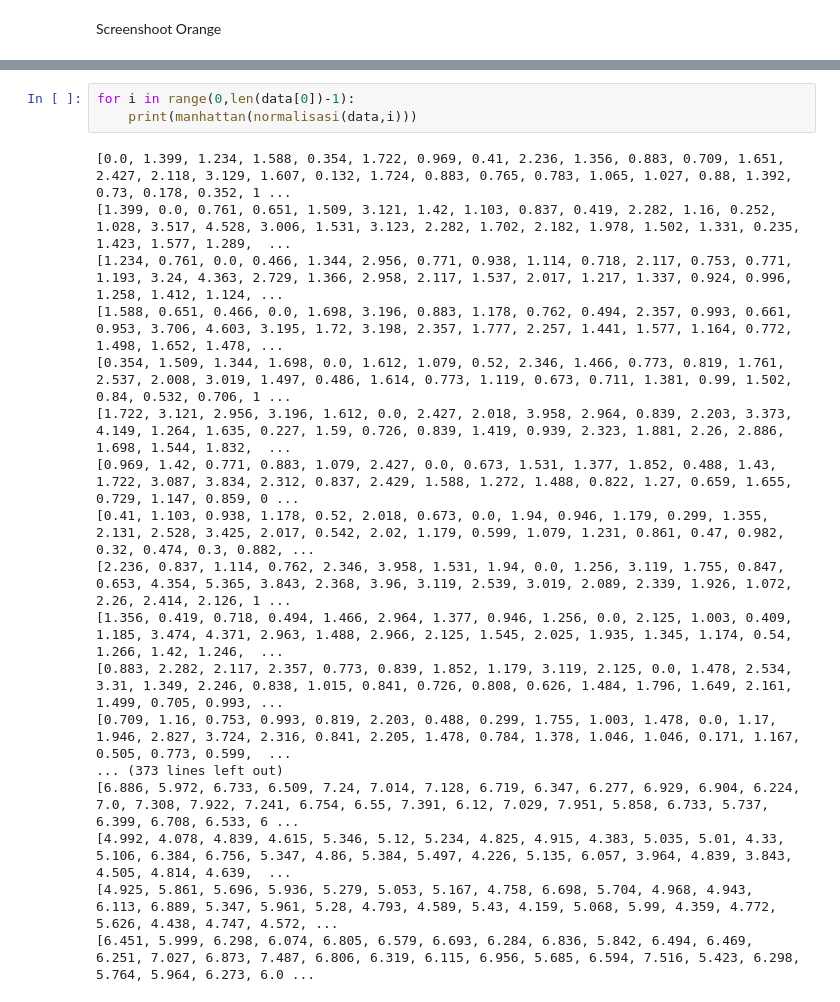
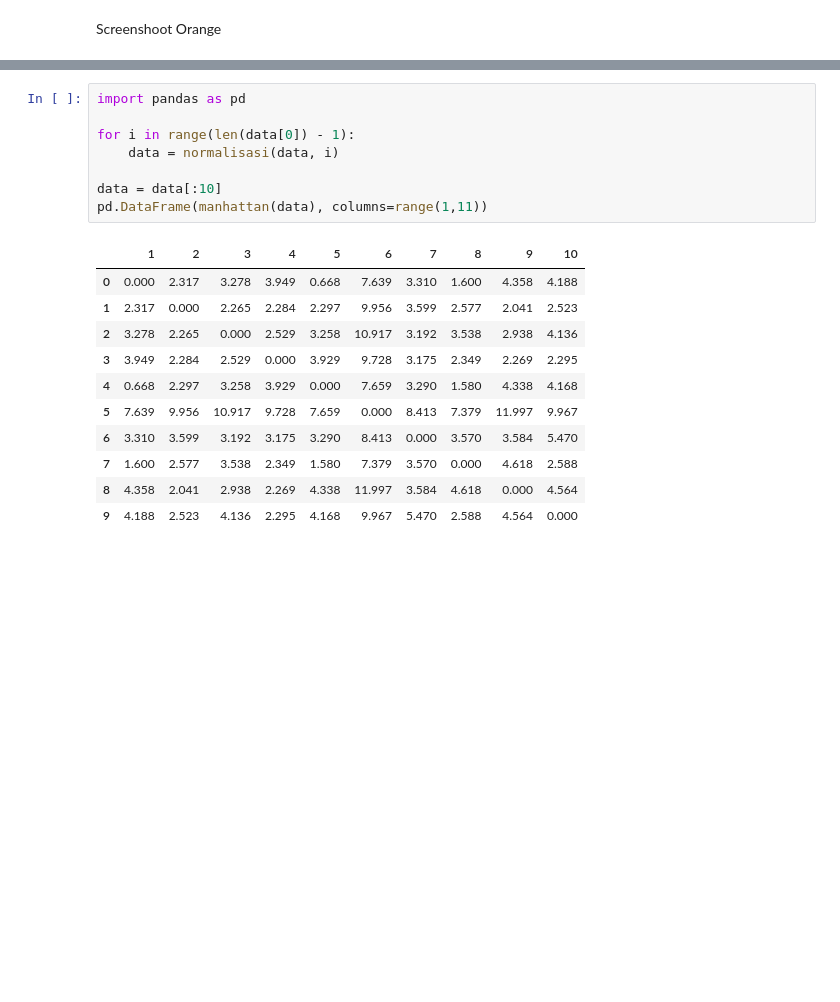
Before and after one commit to rafif251106/Pendata, a Jupyter notebook: Data-Understanding.ipynb, the cells around one changed output, grey strips where cells are left out. Saved outputs shown, nothing was run; the diff lists cells and outputs as text; blank space fills up the shorter version.

```diff
--- a/Data-Understanding.ipynb
+++ b/Data-Understanding.ipynb
@@ -319,24 +309,23 @@ Jarak Manhattan dihitung sebagai jumlah dari perbedaan mutlak antara dua vektor.
 # %% [markdown]
 ![manhattan](image/manhattan.png)
 # %%
-for i in range(0,len(data[0])-1):
-    print(manhattan(normalisasi(data,i)))
+import pandas as pd
+
+for i in range(len(data[0]) - 1):
+    data = normalisasi(data, i)
+
+data = data[:10]
+pd.DataFrame(manhattan(data), columns=range(1,11))
 # %% [output]
-[0.0, 1.399, 1.234, 1.588, 0.354, 1.722, 0.969, 0.41, 2.236, 1.356, 0.883, 0.709, 1.651, 2.427, 2.118, 3.129, 1.607, 0.132, 1.724, 0.883, 0.765, 0.783, 1.065, 1.027, 0.88, 1.392, 0.73, 0.178, 0.352, 1 ...
-[1.399, 0.0, 0.761, 0.651, 1.509, 3.121, 1.42, 1.103, 0.837, 0.419, 2.282, 1.16, 0.252, 1.028, 3.517, 4.528, 3.006, 1.531, 3.123, 2.282, 1.702, 2.182, 1.978, 1.502, 1.331, 0.235, 1.423, 1.577, 1.289,  ...
-[1.234, 0.761, 0.0, 0.466, 1.344, 2.956, 0.771, 0.938, 1.114, 0.718, 2.117, 0.753, 0.771, 1.193, 3.24, 4.363, 2.729, 1.366, 2.958, 2.117, 1.537, 2.017, 1.217, 1.337, 0.924, 0.996, 1.258, 1.412, 1.124, ...
-[1.588, 0.651, 0.466, 0.0, 1.698, 3.196, 0.883, 1.178, 0.762, 0.494, 2.357, 0.993, 0.661, 0.953, 3.706, 4.603, 3.195, 1.72, 3.198, 2.357, 1.777, 2.257, 1.441, 1.577, 1.164, 0.772, 1.498, 1.652, 1.478, ...
-[0.354, 1.509, 1.344, 1.698, 0.0, 1.612, 1.079, 0.52, 2.346, 1.466, 0.773, 0.819, 1.761, 2.537, 2.008, 3.019, 1.497, 0.486, 1.614, 0.773, 1.119, 0.673, 0.711, 1.381, 0.99, 1.502, 0.84, 0.532, 0.706, 1 ...
-[1.722, 3.121, 2.956, 3.196, 1.612, 0.0, 2.427, 2.018, 3.958, 2.964, 0.839, 2.203, 3.373, 4.149, 1.264, 1.635, 0.227, 1.59, 0.726, 0.839, 1.419, 0.939, 2.323, 1.881, 2.26, 2.886, 1.698, 1.544, 1.832,  ...
-[0.969, 1.42, 0.771, 0.883, 1.079, 2.427, 0.0, 0.673, 1.531, 1.377, 1.852, 0.488, 1.43, 1.722, 3.087, 3.834, 2.312, 0.837, 2.429, 1.588, 1.272, 1.488, 0.822, 1.27, 0.659, 1.655, 0.729, 1.147, 0.859, 0 ...
-[0.41, 1.103, 0.938, 1.178, 0.52, 2.018, 0.673, 0.0, 1.94, 0.946, 1.179, 0.299, 1.355, 2.131, 2.528, 3.425, 2.017, 0.542, 2.02, 1.179, 0.599, 1.079, 1.231, 0.861, 0.47, 0.982, 0.32, 0.474, 0.3, 0.882, ...
-[2.236, 0.837, 1.114, 0.762, 2.346, 3.958, 1.531, 1.94, 0.0, 1.256, 3.119, 1.755, 0.847, 0.653, 4.354, 5.365, 3.843, 2.368, 3.96, 3.119, 2.539, 3.019, 2.089, 2.339, 1.926, 1.072, 2.26, 2.414, 2.126, 1 ...
-[1.356, 0.419, 0.718, 0.494, 1.466, 2.964, 1.377, 0.946, 1.256, 0.0, 2.125, 1.003, 0.409, 1.185, 3.474, 4.371, 2.963, 1.488, 2.966, 2.125, 1.545, 2.025, 1.935, 1.345, 1.174, 0.54, 1.266, 1.42, 1.246,  ...
-[0.883, 2.282, 2.117, 2.357, 0.773, 0.839, 1.852, 1.179, 3.119, 2.125, 0.0, 1.478, 2.534, 3.31, 1.349, 2.246, 0.838, 1.015, 0.841, 0.726, 0.808, 0.626, 1.484, 1.796, 1.649, 2.161, 1.499, 0.705, 0.993, ...
-[0.709, 1.16, 0.753, 0.993, 0.819, 2.203, 0.488, 0.299, 1.755, 1.003, 1.478, 0.0, 1.17, 1.946, 2.827, 3.724, 2.316, 0.841, 2.205, 1.478, 0.784, 1.378, 1.046, 1.046, 0.171, 1.167, 0.505, 0.773, 0.599,  ...
-... (373 lines left out)
-[6.886, 5.972, 6.733, 6.509, 7.24, 7.014, 7.128, 6.719, 6.347, 6.277, 6.929, 6.904, 6.224, 7.0, 7.308, 7.922, 7.241, 6.754, 6.55, 7.391, 6.12, 7.029, 7.951, 5.858, 6.733, 5.737, 6.399, 6.708, 6.533, 6 ...
-[4.992, 4.078, 4.839, 4.615, 5.346, 5.12, 5.234, 4.825, 4.915, 4.383, 5.035, 5.01, 4.33, 5.106, 6.384, 6.756, 5.347, 4.86, 5.384, 5.497, 4.226, 5.135, 6.057, 3.964, 4.839, 3.843, 4.505, 4.814, 4.639,  ...
-[4.925, 5.861, 5.696, 5.936, 5.279, 5.053, 5.167, 4.758, 6.698, 5.704, 4.968, 4.943, 6.113, 6.889, 5.347, 5.961, 5.28, 4.793, 4.589, 5.43, 4.159, 5.068, 5.99, 4.359, 4.772, 5.626, 4.438, 4.747, 4.572, ...
-[6.451, 5.999, 6.298, 6.074, 6.805, 6.579, 6.693, 6.284, 6.836, 5.842, 6.494, 6.469, 6.251, 7.027, 6.873, 7.487, 6.806, 6.319, 6.115, 6.956, 5.685, 6.594, 7.516, 5.423, 6.298, 5.764, 5.964, 6.273, 6.0 ...
+|  | 1 | 2 | 3 | 4 | 5 | 6 | 7 | 8 | 9 | 10 |
+| 0 | 0.000 | 2.317 | 3.278 | 3.949 | 0.668 | 7.639 | 3.310 | 1.600 | 4.358 | 4.188 |
+| 1 | 2.317 | 0.000 | 2.265 | 2.284 | 2.297 | 9.956 | 3.599 | 2.577 | 2.041 | 2.523 |
+| 2 | 3.278 | 2.265 | 0.000 | 2.529 | 3.258 | 10.917 | 3.192 | 3.538 | 2.938 | 4.136 |
+| 3 | 3.949 | 2.284 | 2.529 | 0.000 | 3.929 | 9.728 | 3.175 | 2.349 | 2.269 | 2.295 |
+| 4 | 0.668 | 2.297 | 3.258 | 3.929 | 0.000 | 7.659 | 3.290 | 1.580 | 4.338 | 4.168 |
+| 5 | 7.639 | 9.956 | 10.917 | 9.728 | 7.659 | 0.000 | 8.413 | 7.379 | 11.997 | 9.967 |
+| 6 | 3.310 | 3.599 | 3.192 | 3.175 | 3.290 | 8.413 | 0.000 | 3.570 | 3.584 | 5.470 |
+| 7 | 1.600 | 2.577 | 3.538 | 2.349 | 1.580 | 7.379 | 3.570 | 0.000 | 4.618 | 2.588 |
+| 8 | 4.358 | 2.041 | 2.938 | 2.269 | 4.338 | 11.997 | 3.584 | 4.618 | 0.000 | 4.564 |
+| 9 | 4.188 | 2.523 | 4.136 | 2.295 | 4.168 | 9.967 | 5.470 | 2.588 | 4.564 | 0.000 |
 # %% [markdown]
```
Also changed, not shown: parts of 36 cells of this notebook, 55 other files.
